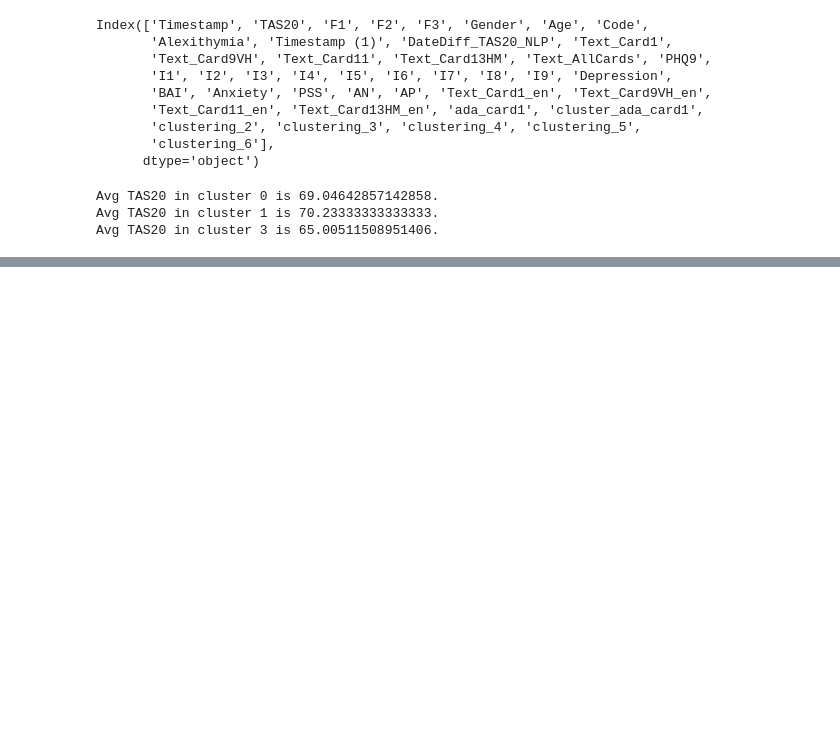
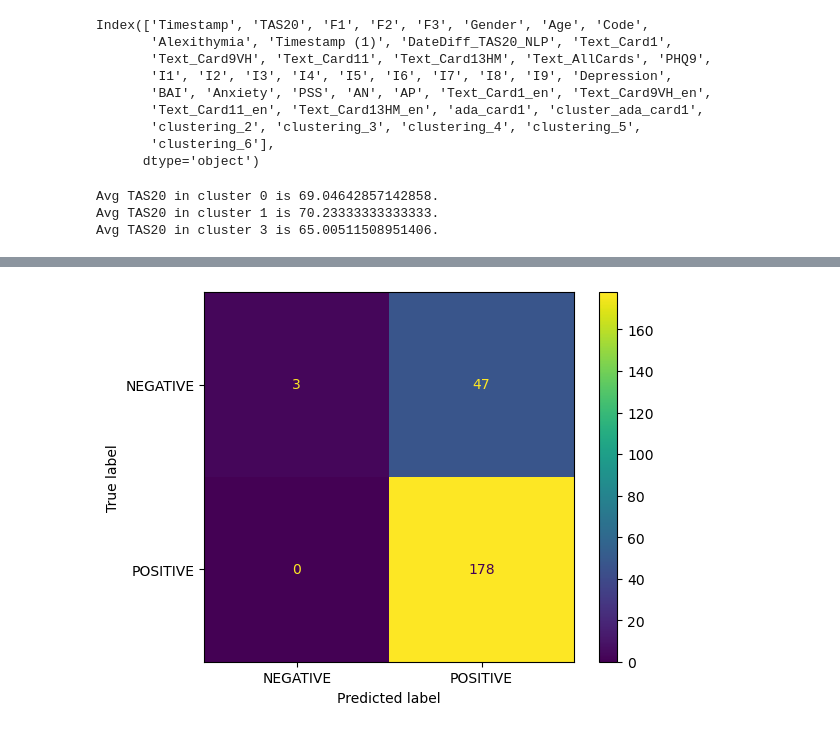
Before and after one commit to raul-arrabales/alexithymic-lang, a Jupyter notebook: openai/Prolexitim_Detector_OpenAI.ipynb, the cells around one changed output, grey strips where cells are left out. Cells and saved outputs as stored; diff of their text form; code cells hidden in the pictures; blank space fills up the shorter version.

Commit message:
Binary classifier added
No good separation between classes can be found

```diff
--- a/openai/Prolexitim_Detector_OpenAI.ipynb
+++ b/openai/Prolexitim_Detector_OpenAI.ipynb
@@ -690,0 +738,3 @@ Avg Negative Affect in cluster 3 is 31.093922651933703.
+# %%
+# A new colum with embeddings as np.array
+labels_and_embeds_df["ada_card1_array"] = labels_and_embeds_df.ada_card1.apply(eval).apply(np.array)
@@ -690,0 +748,10 @@ Avg Negative Affect in cluster 3 is 31.093922651933703.
+# %%
+X_train, X_test, y_train, y_test = train_test_split(
+    list(labels_and_embeds_df.ada_card1_array.values), labels_and_embeds_df.Alexithymia, test_size=0.2, random_state=42
+)
+# %%
+# train random forest classifier
+clf = RandomForestClassifier(n_estimators=100)
+clf.fit(X_train, y_train)
+preds = clf.predict(X_test)
+probas = clf.predict_proba(X_test)
@@ -690,0 +770,7 @@ Avg Negative Affect in cluster 3 is 31.093922651933703.
+# %%
+from sklearn.metrics import ConfusionMatrixDisplay
+
+ConfusionMatrixDisplay.from_estimator(clf, X_test, y_test)
+plt.show()
+# %% [output]
+[figure, added]
```
Also changed, not shown: parts of 31 cells of this notebook.
